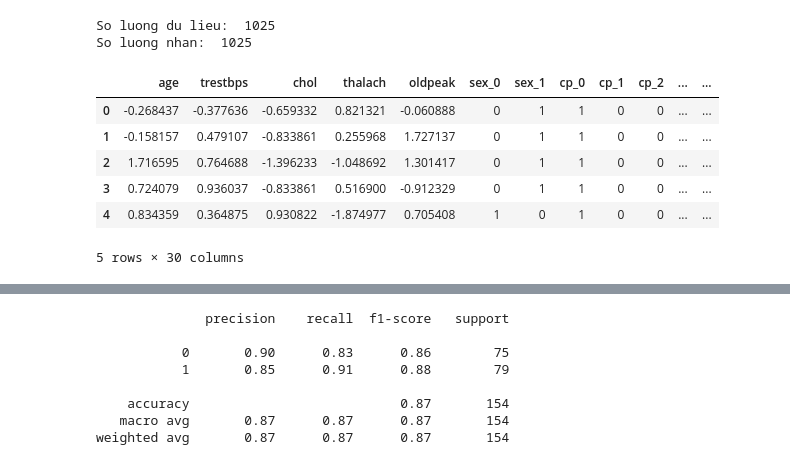
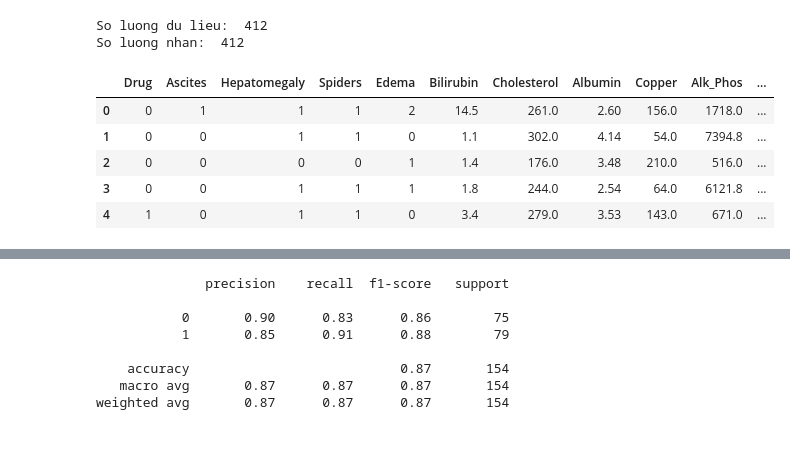
Before and after one commit to ddotu2612/BTL_MachineLearning, a Jupyter notebook: KNN_TuCode.ipynb, the cells around one changed output, grey strips where cells are left out. Saved outputs shown, nothing was run; the diff lists cells and outputs as text; code cells hidden in the pictures.

```diff
--- a/KNN_TuCode.ipynb
+++ b/KNN_TuCode.ipynb
@@ -14,31 +14,30 @@ from collections import Counter
 # %%
 import pickle
 
-# Đọc dữ liệu bệnh tim, phân loại nhị phân
-with open('preprocessing/heart/X.pkl', 'rb') as f:
+# # Đọc dữ liệu bệnh tim, phân loại nhị phân
+# with open('preprocessing/heart/X.pkl', 'rb') as f:
+#     X = pickle.load(f)
+# with open('preprocessing/heart/y.pkl', 'rb') as f:
+#     y = pickle.load(f)
+
+with open('preprocessing/cirrhosis/X.pkl', 'br') as f:
     X = pickle.load(f)
-with open('preprocessing/heart/y.pkl', 'rb') as f:
+
+with open('preprocessing/cirrhosis/y.pkl', 'rb') as f:
     y = pickle.load(f)
-
-# with open('preprocessing/cirrhosis/X.pkl', 'br') as f:
-#     X = pickle.load(f)
-
-# with open('preprocessing/cirrhosis/y.pkl', 'rb') as f:
-#     y = pickle.load(f)
 
 print('So luong du lieu: ', len(X))
 print('So luong nhan: ', len(y))
 X[0:5]
 # %% [output]
-So luong du lieu:  1025
-So luong nhan:  1025
+So luong du lieu:  412
+So luong nhan:  412
-|  | age | trestbps | chol | thalach | oldpeak | sex_0 | sex_1 | cp_0 | cp_1 | cp_2 | ... | ... |
-| 0 | -0.268437 | -0.377636 | -0.659332 | 0.821321 | -0.060888 | 0 | 1 | 1 | 0 | 0 | ... | ... |
-| 1 | -0.158157 | 0.479107 | -0.833861 | 0.255968 | 1.727137 | 0 | 1 | 1 | 0 | 0 | ... | ... |
-| 2 | 1.716595 | 0.764688 | -1.396233 | -1.048692 | 1.301417 | 0 | 1 | 1 | 0 | 0 | ... | ... |
-| 3 | 0.724079 | 0.936037 | -0.833861 | 0.516900 | -0.912329 | 0 | 1 | 1 | 0 | 0 | ... | ... |
-| 4 | 0.834359 | 0.364875 | 0.930822 | -1.874977 | 0.705408 | 1 | 0 | 1 | 0 | 0 | ... | ... |
+|  | Drug | Ascites | Hepatomegaly | Spiders | Edema | Bilirubin | Cholesterol | Albumin | Copper | Alk_Phos | ... |
+| 0 | 0 | 1 | 1 | 1 | 2 | 14.5 | 261.0 | 2.60 | 156.0 | 1718.0 | ... |
+| 1 | 0 | 0 | 1 | 1 | 0 | 1.1 | 302.0 | 4.14 | 54.0 | 7394.8 | ... |
+| 2 | 0 | 0 | 0 | 0 | 1 | 1.4 | 176.0 | 3.48 | 210.0 | 516.0 | ... |
+| 3 | 0 | 0 | 1 | 1 | 1 | 1.8 | 244.0 | 2.54 | 64.0 | 6121.8 | ... |
+| 4 | 1 | 0 | 1 | 1 | 0 | 3.4 | 279.0 | 3.53 | 143.0 | 671.0 | ... |
-5 rows × 30 columns
 # %%
 X_train, X_test, y_train, y_test = train_test_split(X, y, test_size=0.15, stratify=y, random_state=10)
 X_train
```
Also changed, not shown: parts of 8 cells of this notebook, 3 other files.
